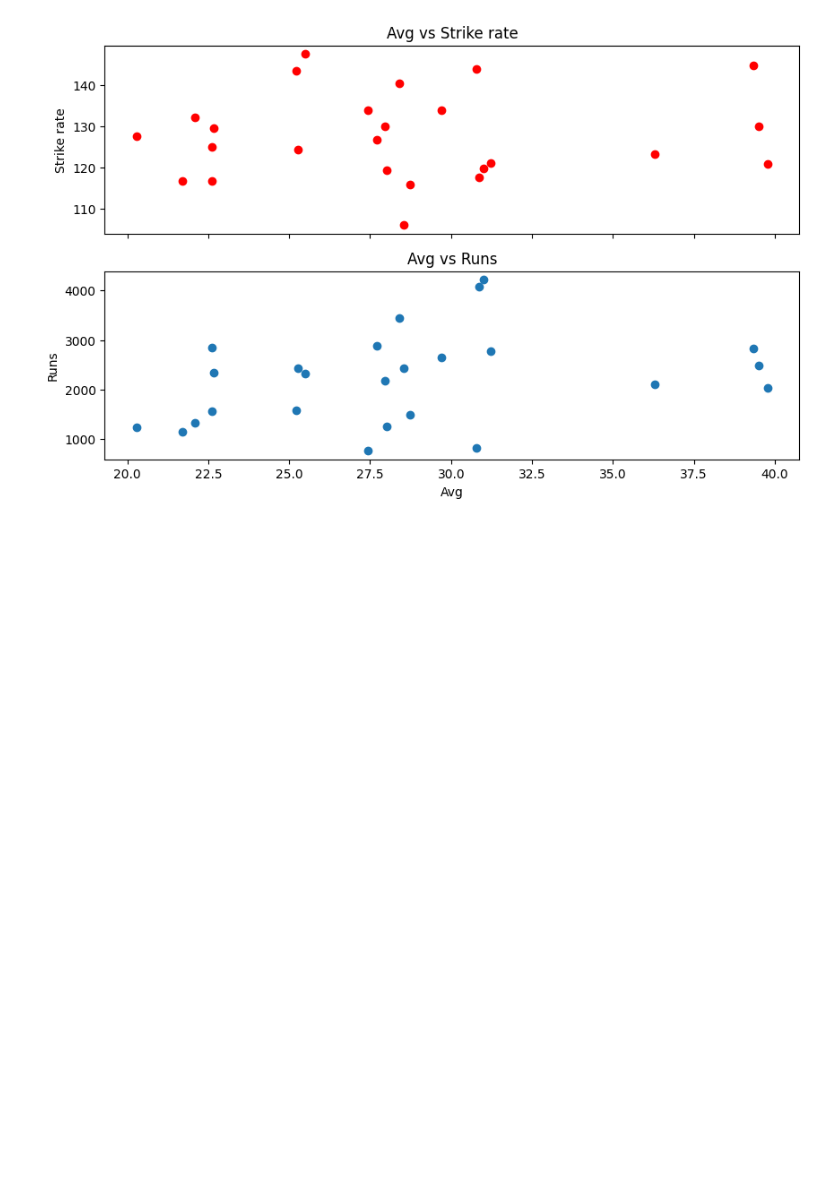
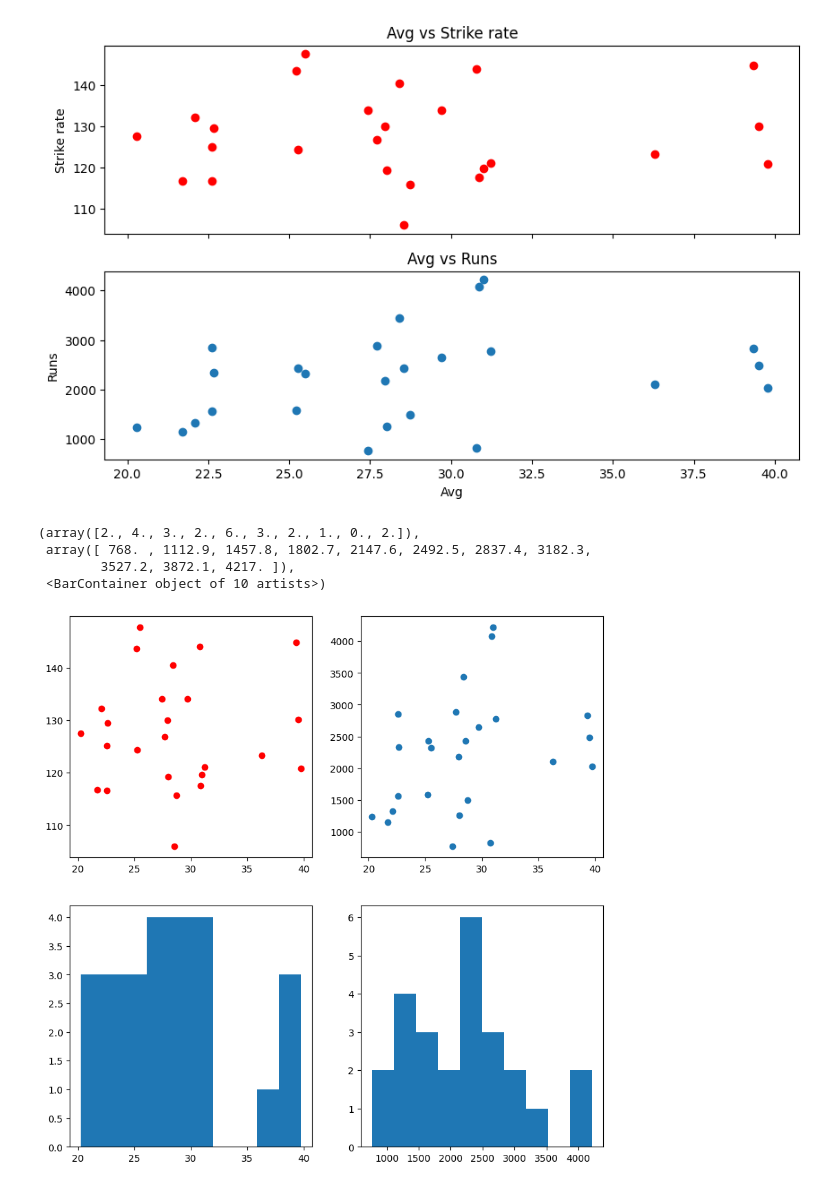
Before and after one commit to Muhammad-Waleed-Source/Matplotlib, a Jupyter notebook: Matplotlib_2.ipynb, the cells around one changed output. Drawn from its saved outputs; the diff is of its cells as text; code cells hidden in the pictures; blank space fills up the shorter version.

Commit message:
Plotting four subplots

```diff
--- a/Matplotlib_2.ipynb
+++ b/Matplotlib_2.ipynb
@@ -309,3 +309,18 @@ ax[1].set_ylabel('Runs')
 Text(0, 0.5, 'Runs')
 <Figure size 10000x600 with 0 Axes>
 [figure]
+# %%
+# 4 subplots
+
+fig, ax = plt.subplots(nrows=2, ncols=2, figsize=(10, 10))
+
+ax[0][0].scatter(sample_df['avg'], sample_df['strike_rate'], color='red')
+ax[0][1].scatter(sample_df['avg'], sample_df['runs'])
+ax[1][0].hist(sample_df['avg'])
+ax[1][1].hist(sample_df['runs'])
+# %% [output]
+(array([2., 4., 3., 2., 6., 3., 2., 1., 0., 2.]),
+ array([ 768. , 1112.9, 1457.8, 1802.7, 2147.6, 2492.5, 2837.4, 3182.3,
+        3527.2, 3872.1, 4217. ]),
+ <BarContainer object of 10 artists>)
+[figure, added]
```
